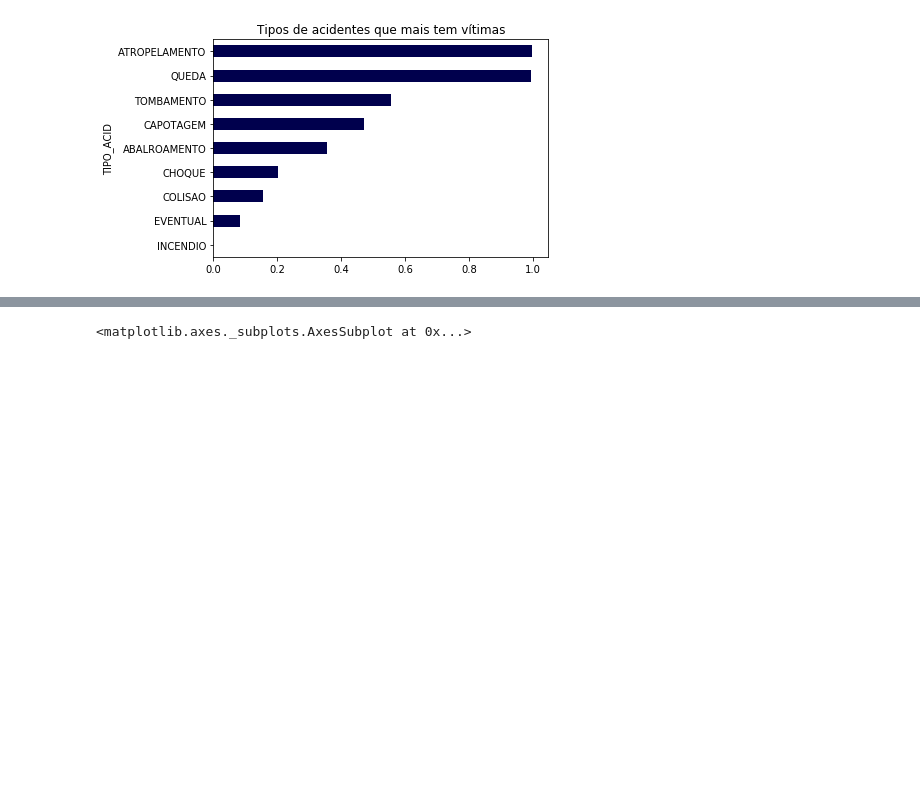
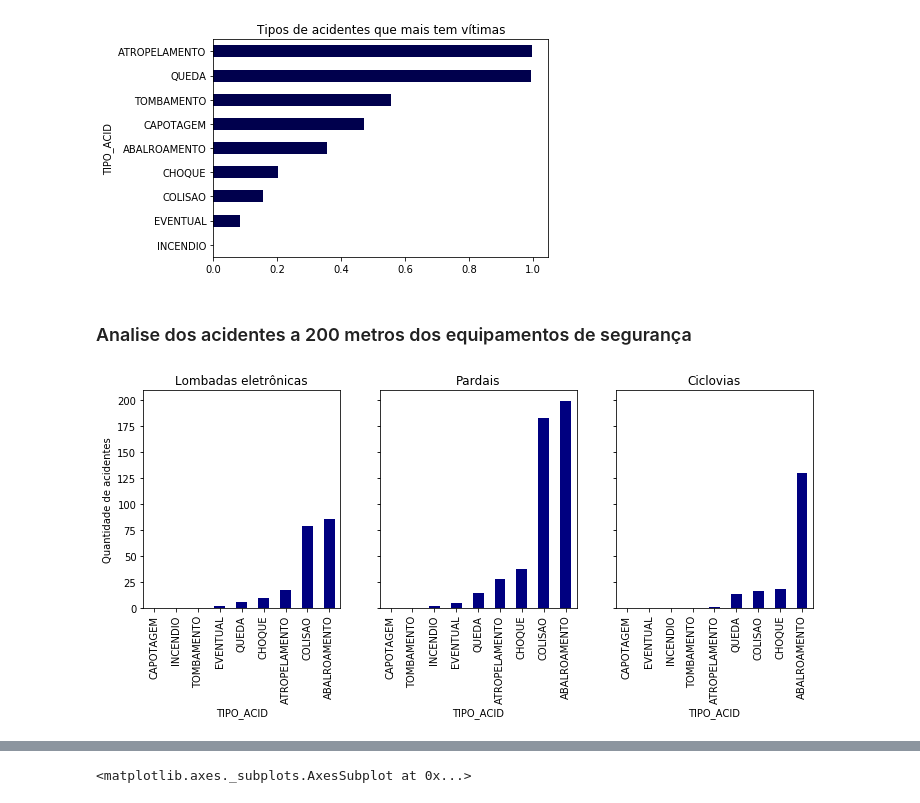
Before and after one commit to if1015-datascience-ufpe/2018-2-projeto-data-lords, a Jupyter notebook: project.ipynb, the cells around one changed output, grey strips where cells are left out. Cells and saved outputs as stored; diff of their text form; code cells hidden in the pictures; blank space fills up the shorter version.

Commit message:
Add accidents graphics related with distance

```diff
--- a/project.ipynb
+++ b/project.ipynb
@@ -23,6 +25,8 @@ eletronic_spine = pd.read_excel('data/lombadas.xls', header=None, names=['Endere
 sparrow = pd.read_excel('data/pardais.xls')
 # %%
 bike_path = pd.read_csv('data/cicloviasimplantadas.csv', sep=';')
+# %%
+accidents_dist = pd.read_csv('data/AcidentesDist2.csv')
 # %% [markdown]
 # Tratamento dos dados
 # %% [markdown]
@@ -65,3 +69,6 @@ acidents_data['HORA_ACID'].head(5)
 3    05
 4    12
 Name: HORA_ACID, dtype: object
+# %%
+accidents_dist['HORA_ACID'] = accidents_dist['HORA'].apply(lambda hour: getHour(hour))
+accidents_dist['HORA_ACID'].head(5)
@@ -889,3 +867,13 @@ acident_type_vic.plot.barh(color =(0,0,0.3), title='Tipos de acidentes que mais
 # %% [output]
 <matplotlib.axes._subplots.AxesSubplot at 0x...>
 [figure]
+# %% [markdown]
+### Analise dos acidentes a 200 metros dos equipamentos de segurança
+# %%
+accidents_200m = accidents_dist.groupby('TIPO_ACID')[['lombadas_200m', 'pardais_200m', 'ciclovias_200m']].sum()
+fig, axes = plt.subplots(1, 3, sharey=True)
+accidents_200m_eletronic = accidents_200m.sort_values('lombadas_200m')['lombadas_200m'].plot.bar(color=(0,0,0.5), ax=axes[0], figsize=(12, 4), title='Lombadas eletrônicas').set_ylabel('Quantidade de acidentes')
+accidents_200m_sparrows = accidents_200m.sort_values('pardais_200m')['pardais_200m'].plot.bar(color=(0,0,0.5), ax=axes[1], figsize=(12, 4), title='Pardais')
+accidents_200m_bikes = accidents_200m.sort_values('ciclovias_200m')['ciclovias_200m'].plot.bar(color=(0,0,0.5), ax=axes[2], figsize=(12, 4), title='Ciclovias')
+# %% [output]
+[figure, added]
```
Also changed, not shown: parts of 15 cells of this notebook.
